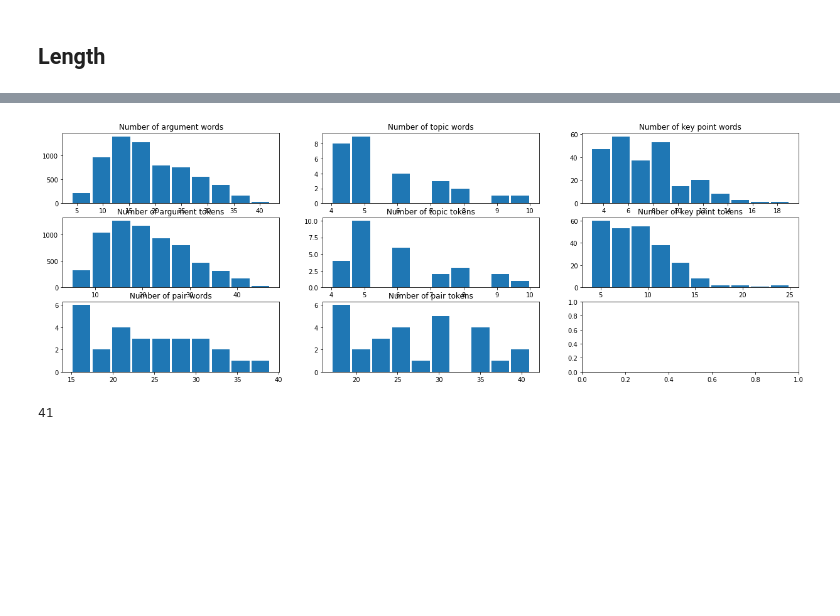
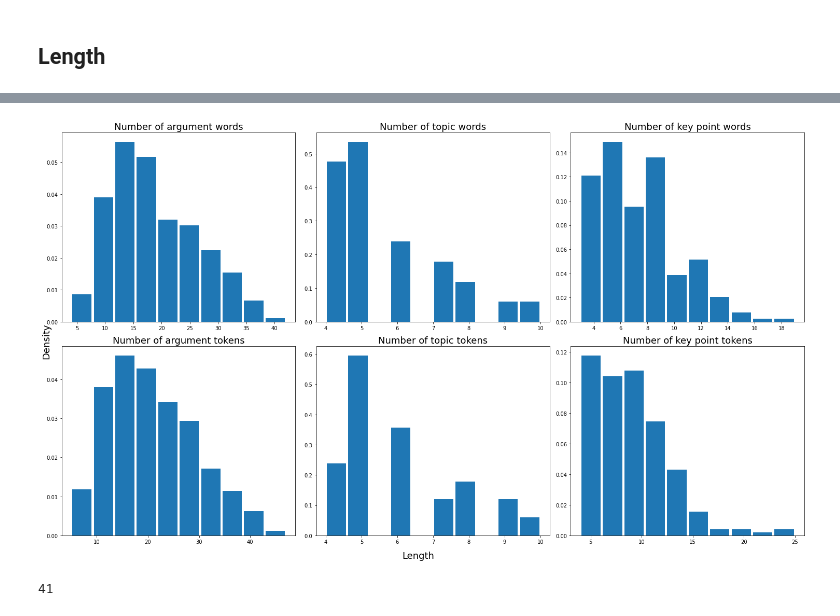
Before and after one commit to codingFerryman/ArgMin21, a Jupyter notebook: src/explorations.ipynb, the cells around one changed output, grey strips where cells are left out. Cells and saved outputs as stored; diff of their text form; code cells hidden in the pictures; blank space fills up the shorter version.

```diff
--- a/src/explorations.ipynb
+++ b/src/explorations.ipynb
@@ -109,37 +106,41 @@ for kp in set(fit_df.key_point):
 pair_tk_len = [sum(x) for x in zip(argu_tk_length, topic_tk_length)]
 pair_len = [sum(x) for x in zip(argu_length, topic_length)]
 # %%
-fig, axs = plt.subplots(3, 3, figsize=(21,7))
+fig, axs = plt.subplots(2, 3, figsize=(21,12))
 axs.ravel()
 
-axs[0,0].hist(argu_length, rwidth=0.9)
-axs[0,0].set_title("Number of argument words")
+axs[0,0].hist(argu_length, rwidth=0.9, density=True)
+axs[0,0].set_title("Number of argument words", fontsize=18)
 
-axs[0, 1].hist(topic_length, rwidth=0.9)
-axs[0, 1].set_title("Number of topic words")
+axs[0, 1].hist(topic_length, rwidth=0.9, density=True)
+axs[0, 1].set_title("Number of topic words", fontsize=18)
 
-axs[0, 2].hist(kp_length, rwidth=0.9)
-axs[0, 2].set_title("Number of key point words")
+axs[0, 2].hist(kp_length, rwidth=0.9, density=True)
+axs[0, 2].set_title("Number of key point words", fontsize=18)
 
-axs[1, 0].hist(argu_tk_length, rwidth=0.9)
-axs[1, 0].set_title("Number of argument tokens")
+axs[1, 0].hist(argu_tk_length, rwidth=0.9, density=True)
+axs[1, 0].set_title("Number of argument tokens", fontsize=18)
 
-axs[1, 1].hist(topic_tk_length, rwidth=0.9)
-axs[1, 1].set_title("Number of topic tokens")
+axs[1, 1].hist(topic_tk_length, rwidth=0.9, density=True)
+axs[1, 1].set_title("Number of topic tokens", fontsize=18)
 
-axs[1, 2].hist(kp_tk_length, rwidth=0.9)
-axs[1, 2].set_title("Number of key point tokens")
+axs[1, 2].hist(kp_tk_length, rwidth=0.9, density=True)
+axs[1, 2].set_title("Number of key point tokens", fontsize=18)
 
-axs[2, 0].hist(pair_len, rwidth=0.9)
-axs[2, 0].set_title("Number of pair words")
+# axs[2, 0].hist(pair_len, rwidth=0.9)
+# axs[2, 0].set_title("Number of pair words", fontsize=18)
 
-axs[2, 1].hist(pair_tk_len, rwidth=0.9)
-axs[2, 1].set_title("Number of pair tokens")
+# axs[2, 1].hist(pair_tk_len, rwidth=0.9)
+# axs[2, 1].set_title("Number of pair tokens", fontsize=18)
 
+fig.supxlabel("Length", fontsize=18)
+fig.supylabel("Density", fontsize=18)
+
+plt.tight_layout()
 
 plt.show()
 # %% [output]
-[figure, old version]
+[figure, new version]
 # %%
 max(pair_tk_len)
 # %% [output]
```
Also changed, not shown: parts of 1 cell of this notebook.
